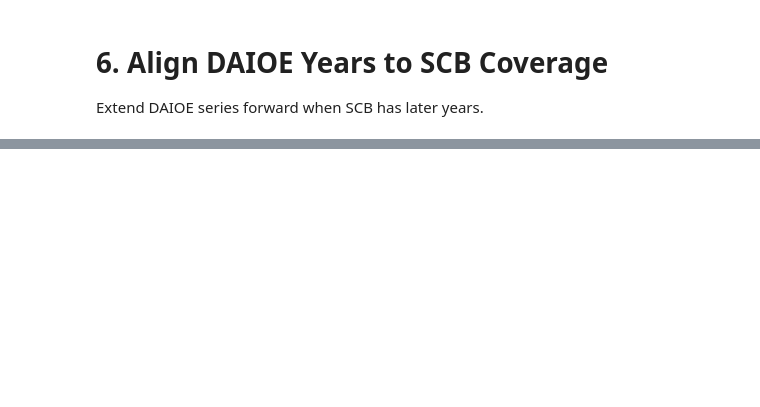
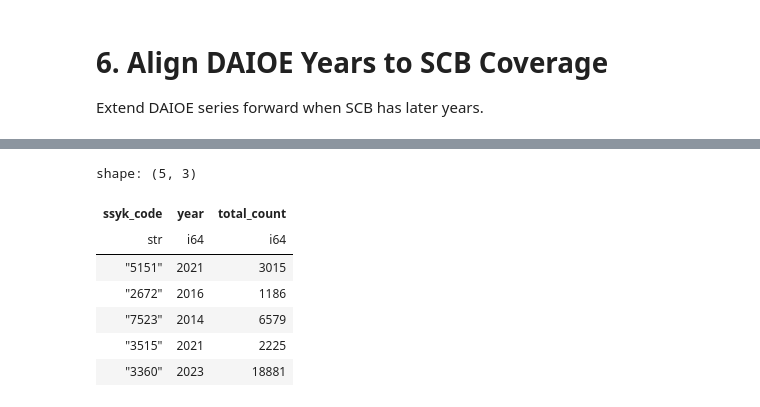
Before and after one commit to joseph-data/AI_Econ_daioe_years_regions, a Jupyter notebook: ssyk2012_daioe_yr_regions.ipynb, the cells around one changed output, grey strips where cells are left out. Drawn from its saved outputs; the diff is of its cells as text; code cells hidden in the pictures; blank space fills up the shorter version.

```diff
--- a/ssyk2012_daioe_yr_regions.ipynb
+++ b/ssyk2012_daioe_yr_regions.ipynb
@@ -199,0 +221,18 @@ shape: (10, 27)
+# %%
+scb_lazy_lf_level4 = (
+    scb_lazy_lf
+        .filter(pl.col("level") == "SSYK4")
+        .group_by(["ssyk_code", "year"])
+        .agg(pl.col("value").sum().alias("total_count"))
+)
+
+scb_lazy_lf_level4.limit(5).collect()
+# %% [output]
+shape: (5, 3)
+| ssyk_code | year | total_count |
+| str | i64 | i64 |
+| "5151" | 2021 | 3015 |
+| "2672" | 2016 | 1186 |
+| "7523" | 2014 | 6579 |
+| "3515" | 2021 | 2225 |
+| "3360" | 2023 | 18881 |
```
Also changed, not shown: parts of 25 cells of this notebook.
